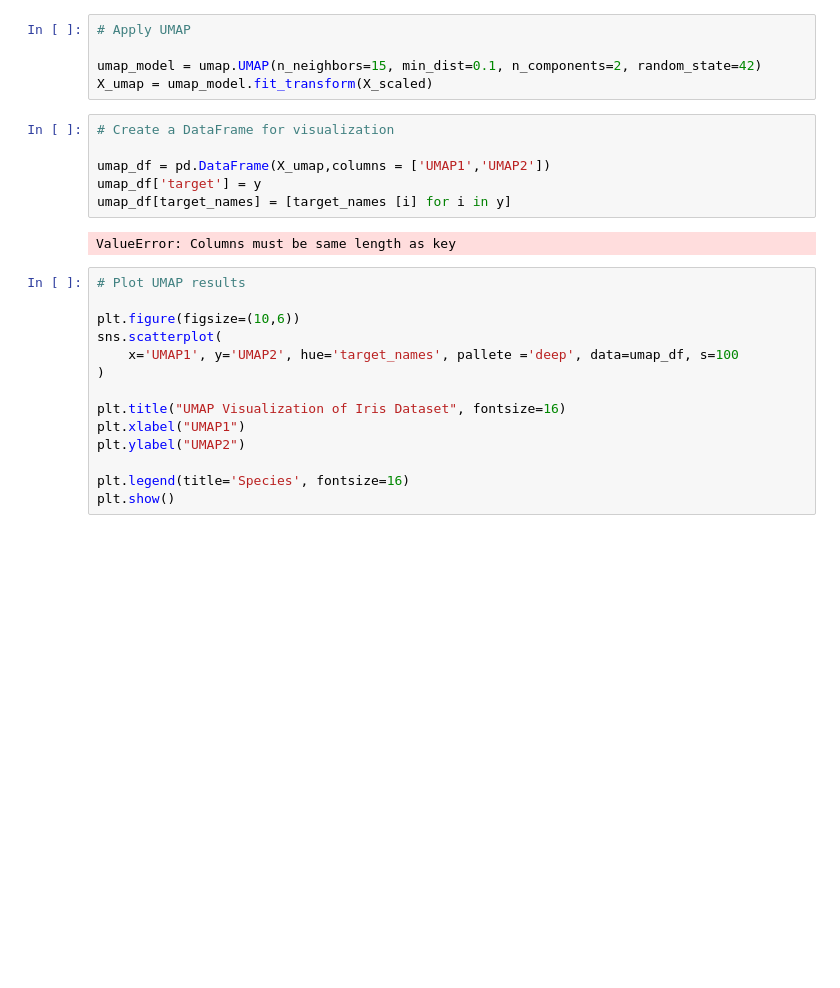
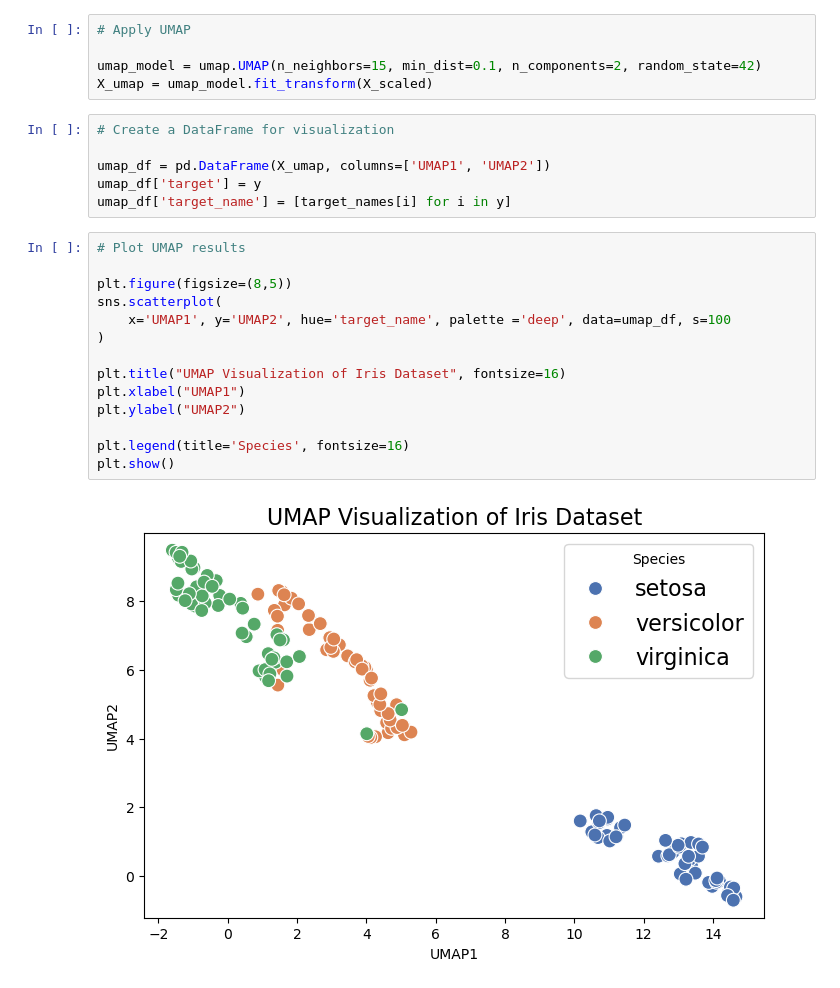
Before and after one commit to vishnuas22/Machine-Learning, a Jupyter notebook: 10.1 UMAP.ipynb, the cells around one changed output. Saved outputs shown, nothing was run; the diff lists cells and outputs as text; blank space fills up the shorter version.

```diff
--- a/10.1 UMAP.ipynb
+++ b/10.1 UMAP.ipynb
@@ -27,22 +27,22 @@ X_umap = umap_model.fit_transform(X_scaled)
 # %%
 # Create a DataFrame for visualization
 
-umap_df = pd.DataFrame(X_umap,columns = ['UMAP1','UMAP2'])
+umap_df = pd.DataFrame(X_umap, columns=['UMAP1', 'UMAP2'])
 umap_df['target'] = y
-umap_df[target_names] = [target_names [i] for i in y]
+umap_df['target_name'] = [target_names[i] for i in y]
-# %% [output]
-ValueError: Columns must be same length as key
 # %%
 # Plot UMAP results
 
-plt.figure(figsize=(10,6))
+plt.figure(figsize=(8,5))
 sns.scatterplot(
-    x='UMAP1', y='UMAP2', hue='target_names', pallete ='deep', data=umap_df, s=100
+    x='UMAP1', y='UMAP2', hue='target_name', palette ='deep', data=umap_df, s=100
 )
 
 plt.title("UMAP Visualization of Iris Dataset", fontsize=16)
 plt.xlabel("UMAP1")
 plt.ylabel("UMAP2")
 
 plt.legend(title='Species', fontsize=16)
 plt.show()
+# %% [output]
+[figure, added]
```
